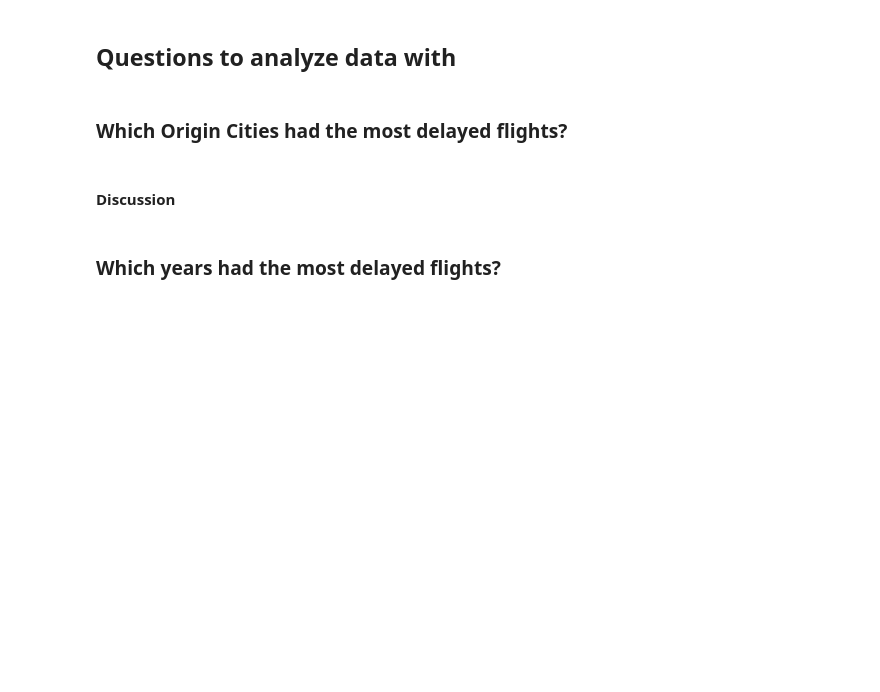
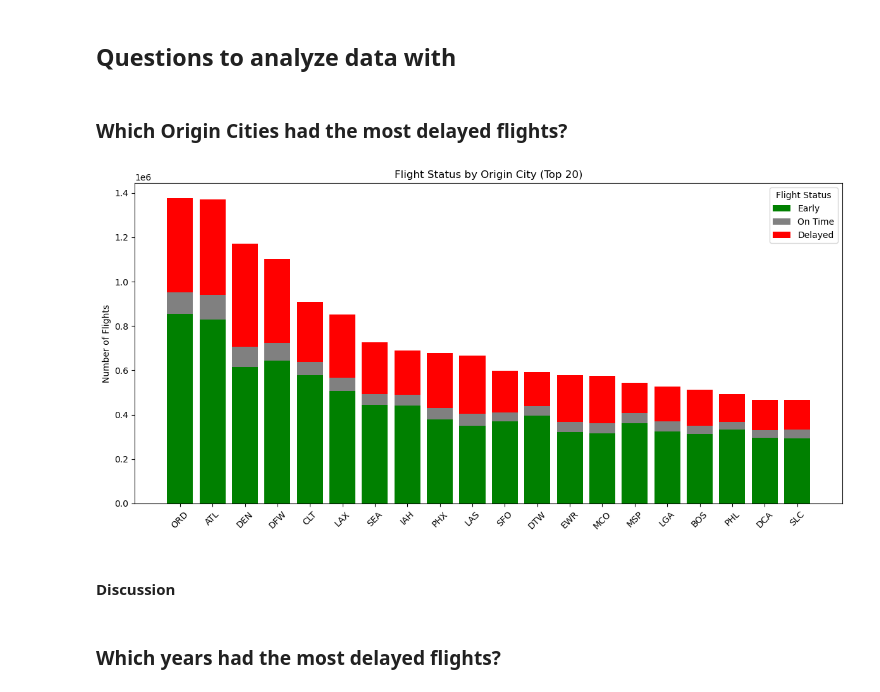
Before and after one commit to SmoothData-BigBrain/GroupProject, a Jupyter notebook: notebooks/GroupProject.ipynb, the cells around one changed output. Cells and saved outputs as stored; diff of their text form; code cells hidden in the pictures; blank space fills up the shorter version.

Commit message:
Fixed origin delay code

```diff
--- a/notebooks/GroupProject.ipynb
+++ b/notebooks/GroupProject.ipynb
@@ -450,32 +502,38 @@ The majority of TaxiOut and TaxiIn times are around 0 (or <50minutes). However,
 # %%
 count_delay = filtered_df.select(["Origin", "DepDelay"]).groupBy("Origin")\
         .agg(count(F.when(col("DepDelay") > 0, 1)).alias("DelayCount"),
              count(F.when(col("DepDelay") < 0, 1)).alias("EarlyCount"),
             count("*").alias("TotalCount")).orderBy(col("TotalCount").desc())
 pandas_delay = count_delay.toPandas()# Assuming pdf has these columns: OriginCity, DelayedFlights, EarlyFlights, OnTimeFlights
+
+pdf = pandas_delay.copy()
+pdf["OnTimeCount"] = pdf["TotalCount"] - pdf["DelayCount"] - pdf["EarlyCount"]
+top_20 = pdf.head(20)
 
 # Bar positions
 cities = top_20["Origin"]
 x = np.arange(len(cities))
 
 # Heights
 early = top_20["EarlyCount"]
 on_time = top_20["OnTimeCount"]
 delayed = top_20["DelayCount"]
 
 # Plot
 plt.figure(figsize=(12, 6))
 plt.bar(x, early, label="Early", color="green")
 plt.bar(x, on_time, bottom=early, label="On Time", color="gray")
 plt.bar(x, delayed, bottom=early + on_time, label="Delayed", color="red")
 
 # Labels and formatting
 plt.xticks(x, cities, rotation=45)
 plt.ylabel("Number of Flights")
 plt.title("Flight Status by Origin City (Top 20)")
 plt.legend(title="Flight Status")
 plt.tight_layout()
 plt.show()
+# %% [output]
+[figure, added]
 # %% [markdown]
 #### Discussion
 # %% [markdown]
```
Also changed, not shown: parts of 9 cells of this notebook.
